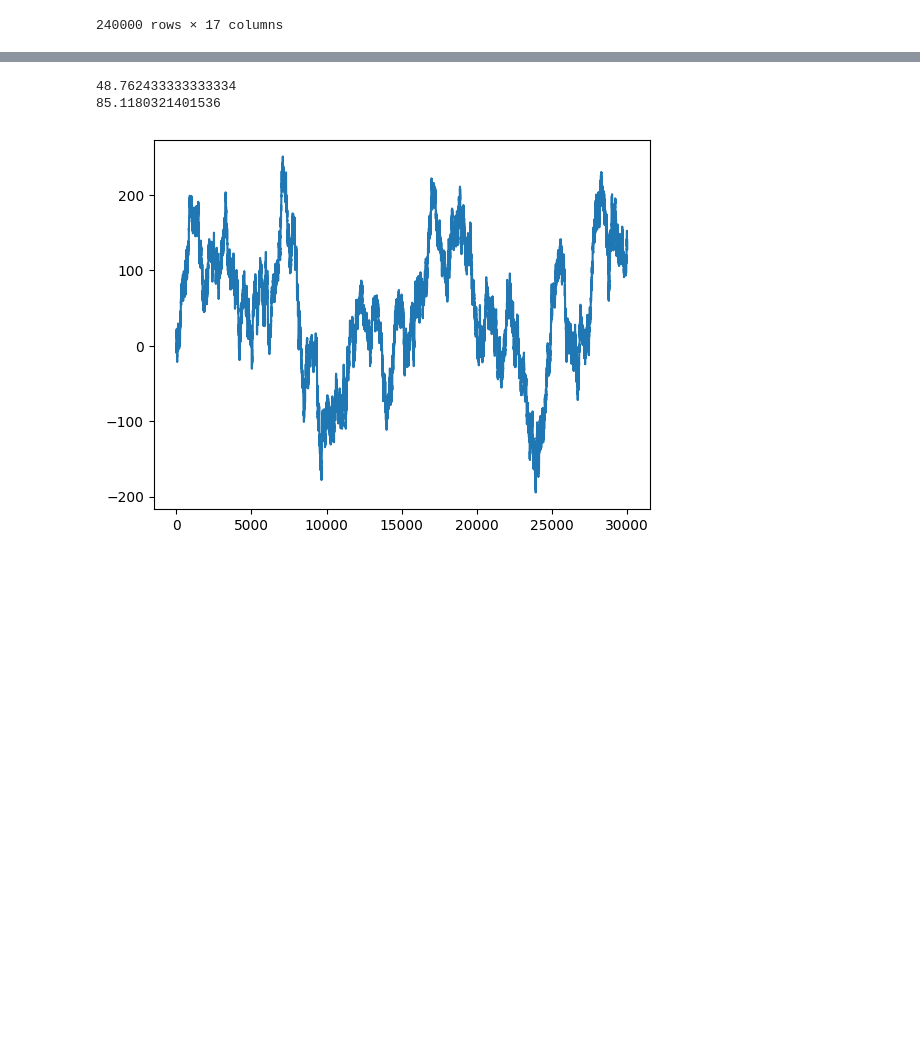
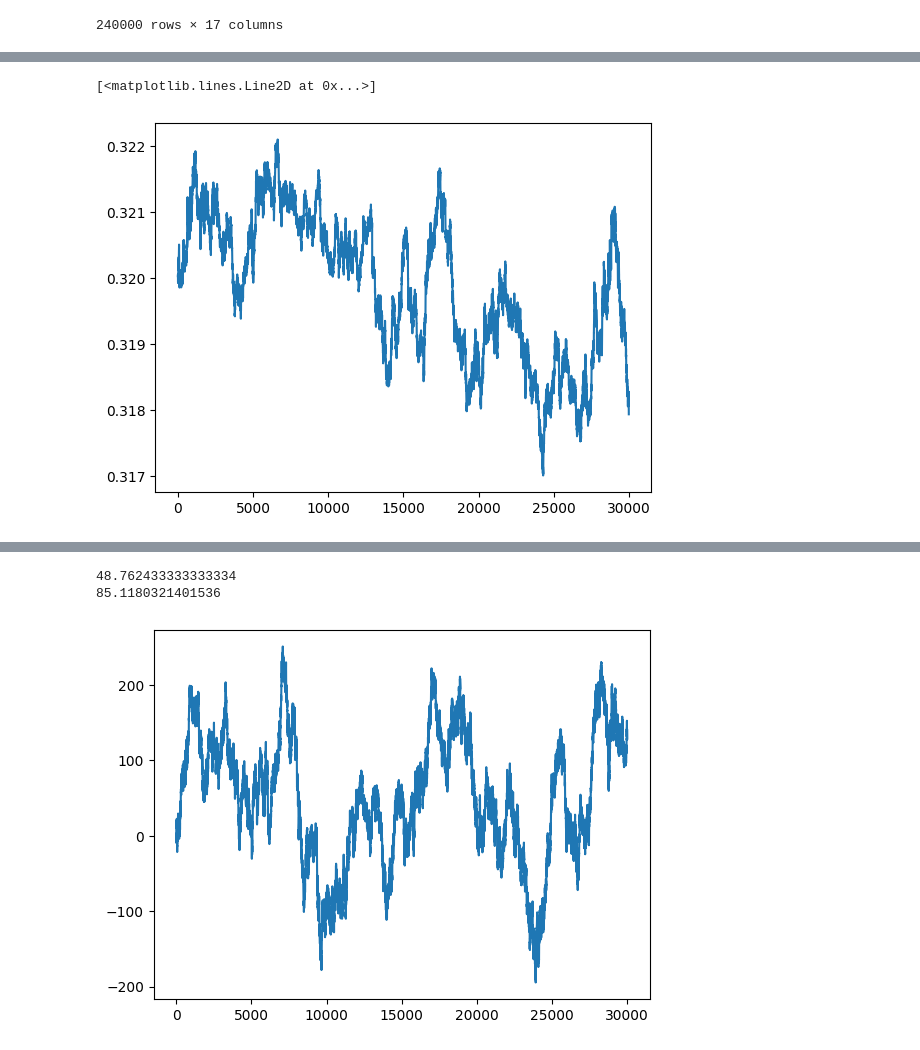
Before and after one commit to Garg-Sarthak/IMC-Prosperity-3, a Jupyter notebook: round_2/analysis.ipynb, the cells around one changed output, grey strips where cells are left out. Drawn from its saved outputs; the diff is of its cells as text; code cells hidden in the pictures; blank space fills up the shorter version.

```diff
--- a/round_2/analysis.ipynb
+++ b/round_2/analysis.ipynb
@@ -57,0 +102,5 @@ b2 = final.loc[final['product'] == 'PICNIC_BASKET2']
+# %%
+plt.plot(croissant.mid_price.values/djembes.mid_price.values)
+# %% [output]
+[<matplotlib.lines.Line2D at 0x...>]
+[figure, added]
```
Also changed, not shown: parts of 29 cells of this notebook, 26 other files.
